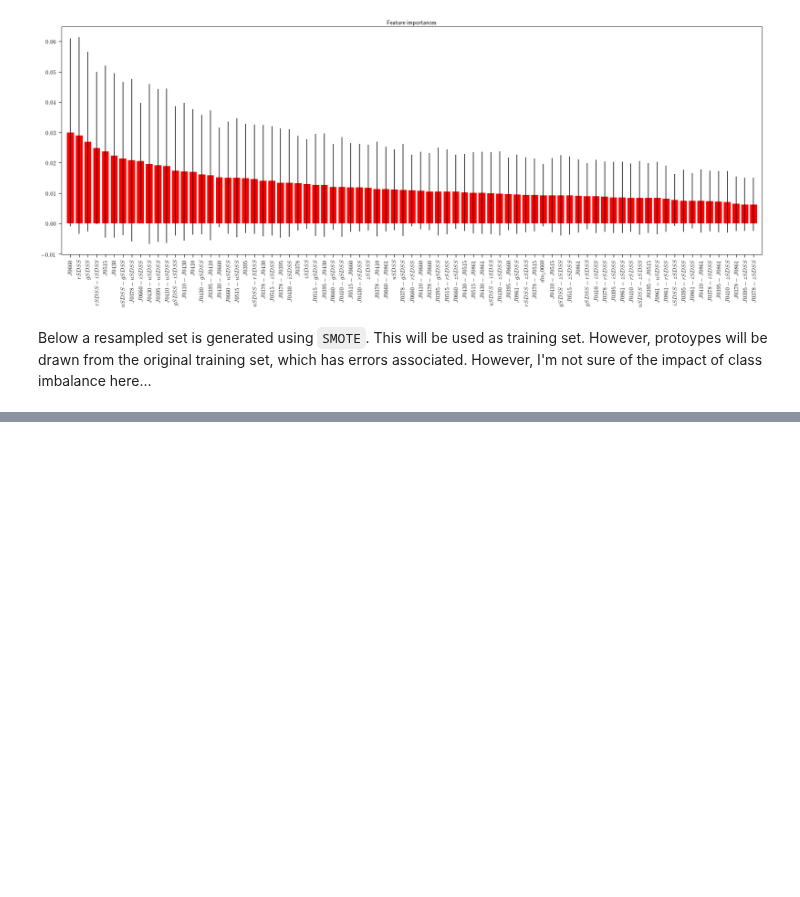
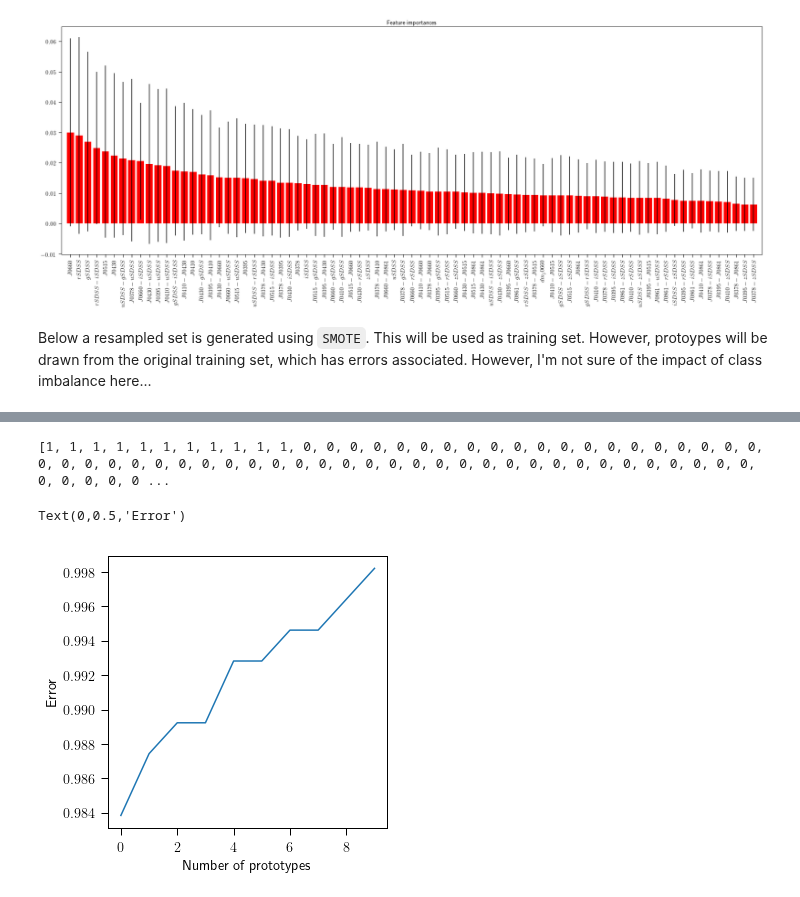
Before and after one commit to aaorsi/ELG_analysis, a Jupyter notebook: py/RBF_Network.ipynb, the cells around one changed output, grey strips where cells are left out. Cells and saved outputs as stored; diff of their text form; code cells hidden in the pictures; blank space fills up the shorter version.

```diff
--- a/py/RBF_Network.ipynb
+++ b/py/RBF_Network.ipynb
@@ -113,9 +142,12 @@ def split_trainset(data, test_frac=0.2):
         new_train[k] = np.array(new_train[k])
     return test_set, new_train
 # %%
-test_set, new_train = split_trainset(dset, test_frac = 0.2)
+test_set, new_train = split_trainset(dset, test_frac = 0.2,binary_class = 'OII')
 
 print len(test_set['obj'])
 print len(new_train['obj'])
 print len(dset['obj'])
+
+
+print test_set['class']
 # %% [output]
@@ -213,26 +259,6 @@ feat_test, err_test, featnames_test = get_features(test_set)
 All colours: 66
 All colours: 66
 All colours: 66
-# %%
-def class_to_int(istr):
-    if istr == 'Halpha':
-        return 0
-    elif istr == 'OIII+Hbeta':
-        return 1
-    if istr == 'OII':
-        return 2
-    elif istr == 'contaminant':
-        return 3
-    else:
-        print '%s not recognised'%istr
-        return -99
-
-
-def class_to_int_binary(istr):
-    if istr == 'OII':
-        return 1
-    else:
-        return 0
 # %%
 # get classes in integer format:
 
@@ -276,6 +302,8 @@ new_features = [np.array(x)[important_features] for x in feat_arr_o]
 
 
 feat_arr_opt = [np.array(x)[important_features] for x in feat_arr]
+err_arr_opt  = [np.array(x)[important_features] for x in err_arr]
+
 feat_test_opt= [np.array(x)[important_features] for x in feat_test]
 # %% [markdown]
 Below a resampled set is generated using `SMOTE`. This will be used as training set. However, protoypes will be drawn from the original training set, which has errors associated. However, I'm not sure of the impact of class imbalance here...
@@ -325,12 +353,14 @@ if Scaledata:
     scaler.fit(X_res)
     x_res = scaler.transform(X_res)
     x_test  = scaler.transform(X_test)
-    scaler_err = StandardScaler()
-    scaler_err.fit(err_arr)
-    err_arr = scaler_err.transform(err_arr)
+    x_train = scaler.transform(Xt)
+#    scaler_err = StandardScaler()
+#    scaler_err.fit(err_arr_opt)
+#    err_arr = scaler_err.transform(err_arr_opt)
     print 'done'
 
 outdim = len(np.unique(y_res))
 print(sorted(Counter(y_res).items()))
+err_arr = err_arr_opt
 # %% [output]
 scaling data... done
@@ -446,6 +504,14 @@ ValueError: operands could not be broadcast together with shapes (1,79) (1,20)
+# %%
+print y_test_int
+# %% [output]
+[1, 1, 1, 1, 1, 1, 1, 1, 1, 1, 1, 0, 0, 0, 0, 0, 0, 0, 0, 0, 0, 0, 0, 0, 0, 0, 0, 0, 0, 0, 0, 0, 0, 0, 0, 0, 0, 0, 0, 0, 0, 0, 0, 0, 0, 0, 0, 0, 0, 0, 0, 0, 0, 0, 0, 0, 0, 0, 0, 0, 0, 0, 0, 0, 0, 0, 0 ...
 # %%
 import matplotlib.pyplot as plt
 
+plt.figure(figsize=(5,5))
 plt.plot(all_errors)
 plt.xlabel('Number of prototypes')
 plt.ylabel('Error')
+# %% [output]
+Text(0,0.5,'Error')
+[figure, added]
```
Also changed, not shown: parts of 6 cells of this notebook, 1 other file.
